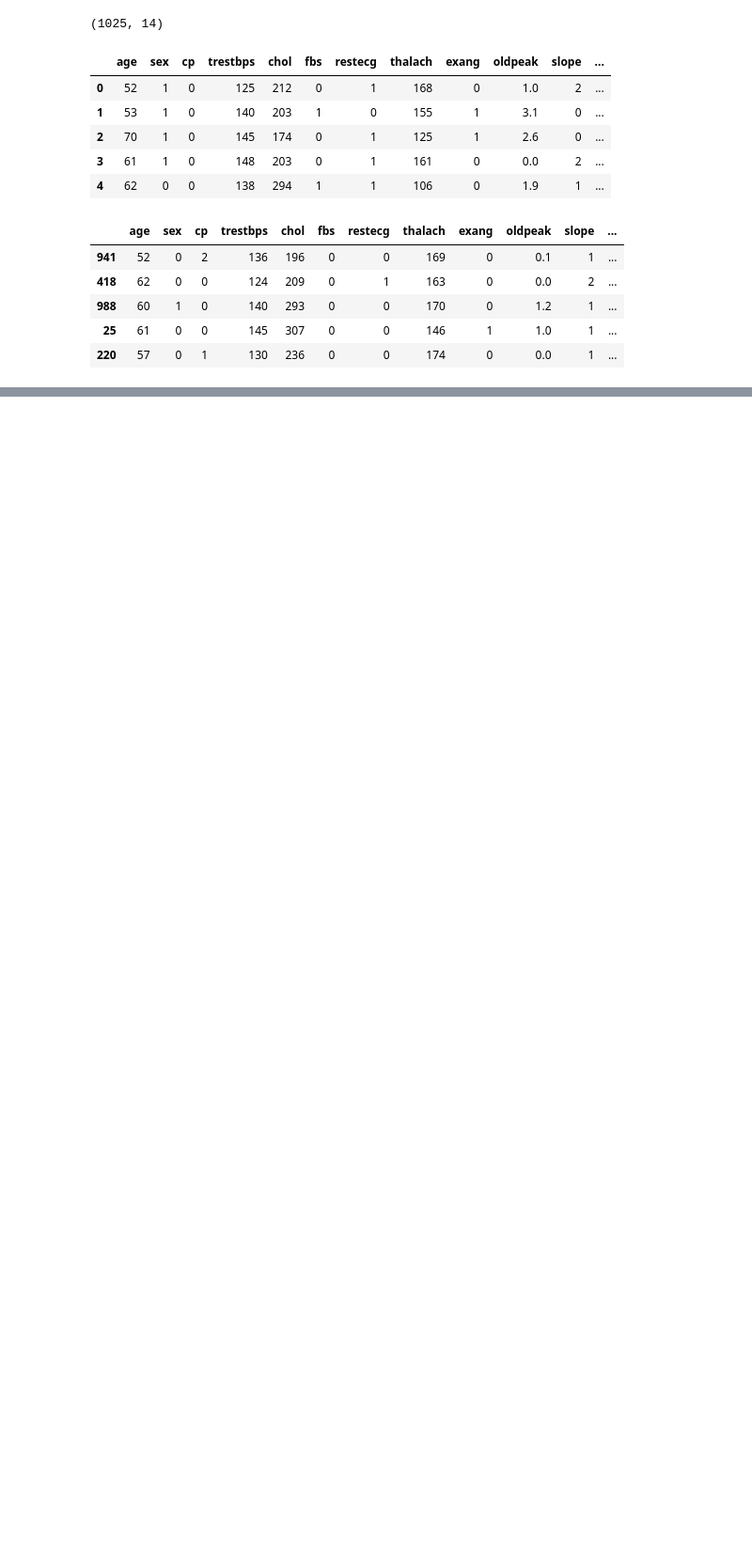
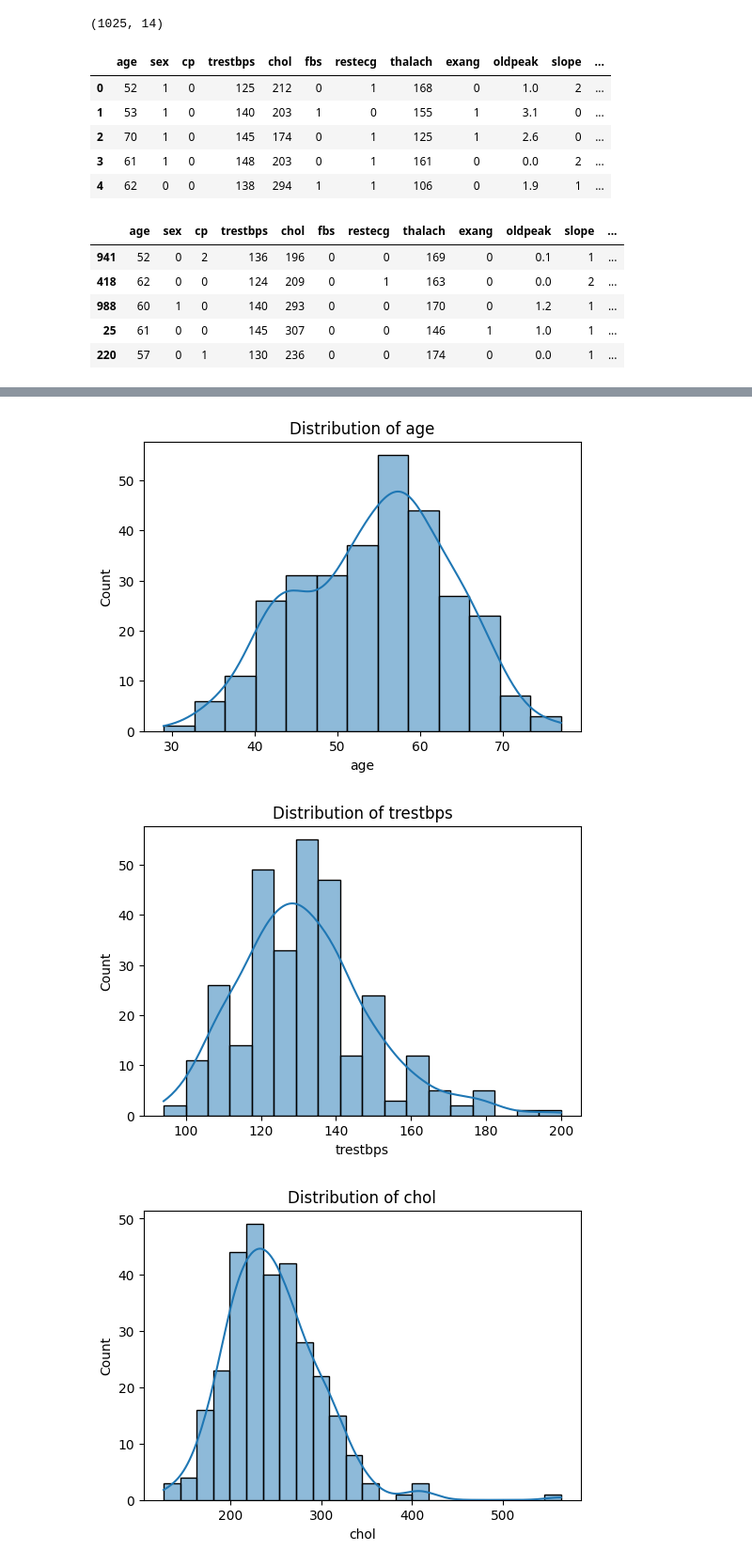
Before and after one commit to miluskapajuelo/Heart-disease-prediction-end-to-end-ML-Pipeline, a Jupyter notebook: notebooks/01_eda.ipynb, the cells around one changed output, grey strips where cells are left out. Shown at 94% size. Saved outputs shown, nothing was run; the diff lists cells and outputs as text; code cells hidden in the pictures; blank space fills up the shorter version.

```diff
--- a/notebooks/01_eda.ipynb
+++ b/notebooks/01_eda.ipynb
@@ -40,0 +169,12 @@ df.sample(5)
+# %%
+continuous_features = ["age", "trestbps", "chol", "thalach", "oldpeak"]
+
+for feature in continuous_features:
+    plt.figure(figsize=(6, 4))
+    sns.histplot(df[feature], kde=True)
+    plt.title(f"Distribution of {feature}")
+    plt.show()
+# %% [output]
+[figure, added]
+[figure, added]
+[figure, added]
```
Also changed, not shown: parts of 18 cells of this notebook.
